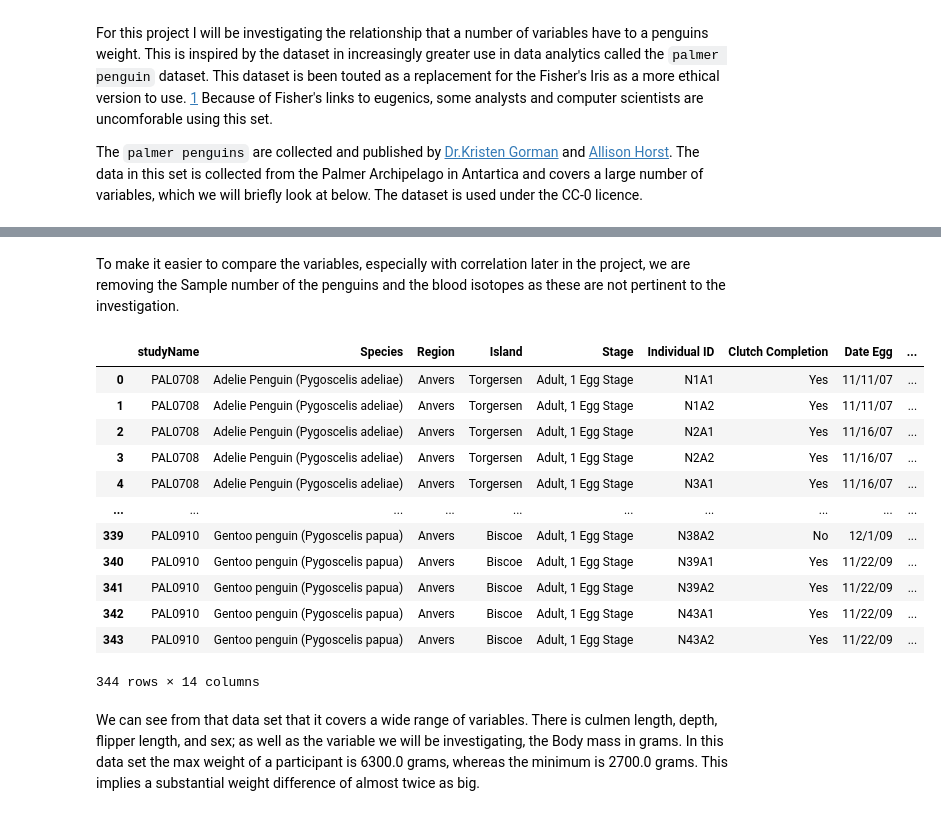
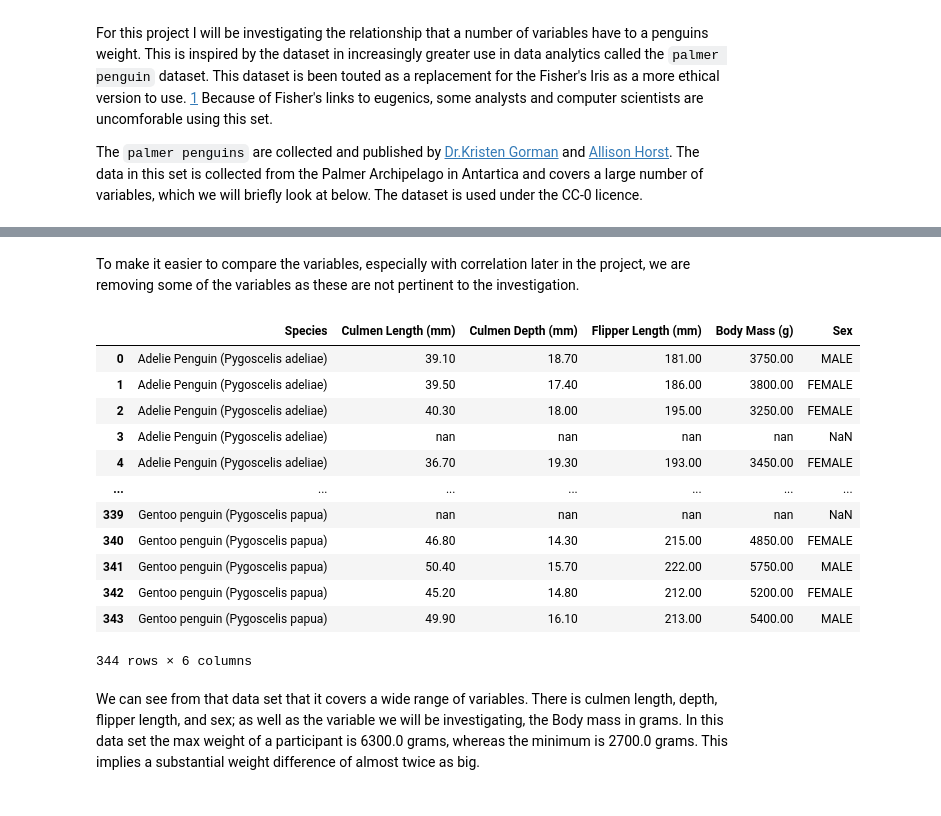
Before and after one commit to kaob1991/Programming-DA-project-1, a Jupyter notebook: Project.ipynb, the cells around one changed output, grey strips where cells are left out. Saved outputs shown, nothing was run; the diff lists cells and outputs as text; code cells hidden in the pictures.

```diff
--- a/Project.ipynb
+++ b/Project.ipynb
@@ -13,7 +12,7 @@ relationships with each other.
 • Detail your research and implement the simulation in a Jupyter notebook – the
 data set itself can simply be displayed in an output cell within the notebook.
 # %%
-#Requisite libraries for analysis
+#Requisite libraries and setings for analysis
 
 import pandas as pd
 
@@ -22,6 +21,9 @@ import numpy as np
 import matplotlib.pyplot as plt
 
 import seaborn as sns
+
+
+pd.set_option('display.float_format', lambda x: '%.2f' % x)
 # %% [markdown]
 # Intro
 
@@ -43,24 +45,24 @@ penguins.head()
 | 3 | PAL0708 | 4 | Adelie Penguin (Pygoscelis adeliae) | Anvers | Torgersen | Adult, 1 Egg Stage | N2A2 | Yes | ... |
 | 4 | PAL0708 | 5 | Adelie Penguin (Pygoscelis adeliae) | Anvers | Torgersen | Adult, 1 Egg Stage | N3A1 | Yes | ... |
 # %% [markdown]
-To make it easier to compare the variables, especially with correlation later in the project, we are removing the Sample number of the penguins and the blood isotopes as these are not pertinent to the investigation.
+To make it easier to compare the variables, especially with correlation later in the project, we are removing some of the variables as these are not pertinent to the investigation.
 # %%
-penguins = penguins.drop(["Sample Number","Delta 15 N (o/oo)", "Delta 13 C (o/oo)"], axis = 1)
+penguins = penguins.drop(["Sample Number","Delta 15 N (o/oo)", "Delta 13 C (o/oo)","studyName","Region","Island","Stage","Individual ID","Clutch Completion","Date Egg","Comments"], axis = 1)
 penguins
 # %% [output]
-|  | studyName | Species | Region | Island | Stage | Individual ID | Clutch Completion | Date Egg | ... |
-| 0 | PAL0708 | Adelie Penguin (Pygoscelis adeliae) | Anvers | Torgersen | Adult, 1 Egg Stage | N1A1 | Yes | 11/11/07 | ... |
-| 1 | PAL0708 | Adelie Penguin (Pygoscelis adeliae) | Anvers | Torgersen | Adult, 1 Egg Stage | N1A2 | Yes | 11/11/07 | ... |
-| 2 | PAL0708 | Adelie Penguin (Pygoscelis adeliae) | Anvers | Torgersen | Adult, 1 Egg Stage | N2A1 | Yes | 11/16/07 | ... |
-| 3 | PAL0708 | Adelie Penguin (Pygoscelis adeliae) | Anvers | Torgersen | Adult, 1 Egg Stage | N2A2 | Yes | 11/16/07 | ... |
-| 4 | PAL0708 | Adelie Penguin (Pygoscelis adeliae) | Anvers | Torgersen | Adult, 1 Egg Stage | N3A1 | Yes | 11/16/07 | ... |
-| ... | ... | ... | ... | ... | ... | ... | ... | ... | ... |
-| 339 | PAL0910 | Gentoo penguin (Pygoscelis papua) | Anvers | Biscoe | Adult, 1 Egg Stage | N38A2 | No | 12/1/09 | ... |
-| 340 | PAL0910 | Gentoo penguin (Pygoscelis papua) | Anvers | Biscoe | Adult, 1 Egg Stage | N39A1 | Yes | 11/22/09 | ... |
-| 341 | PAL0910 | Gentoo penguin (Pygoscelis papua) | Anvers | Biscoe | Adult, 1 Egg Stage | N39A2 | Yes | 11/22/09 | ... |
-| 342 | PAL0910 | Gentoo penguin (Pygoscelis papua) | Anvers | Biscoe | Adult, 1 Egg Stage | N43A1 | Yes | 11/22/09 | ... |
-| 343 | PAL0910 | Gentoo penguin (Pygoscelis papua) | Anvers | Biscoe | Adult, 1 Egg Stage | N43A2 | Yes | 11/22/09 | ... |
+|  | Species | Culmen Length (mm) | Culmen Depth (mm) | Flipper Length (mm) | Body Mass (g) | Sex |
+| 0 | Adelie Penguin (Pygoscelis adeliae) | 39.10 | 18.70 | 181.00 | 3750.00 | MALE |
+| 1 | Adelie Penguin (Pygoscelis adeliae) | 39.50 | 17.40 | 186.00 | 3800.00 | FEMALE |
+| 2 | Adelie Penguin (Pygoscelis adeliae) | 40.30 | 18.00 | 195.00 | 3250.00 | FEMALE |
+| 3 | Adelie Penguin (Pygoscelis adeliae) | nan | nan | nan | nan | NaN |
+| 4 | Adelie Penguin (Pygoscelis adeliae) | 36.70 | 19.30 | 193.00 | 3450.00 | FEMALE |
+| ... | ... | ... | ... | ... | ... | ... |
+| 339 | Gentoo penguin (Pygoscelis papua) | nan | nan | nan | nan | NaN |
+| 340 | Gentoo penguin (Pygoscelis papua) | 46.80 | 14.30 | 215.00 | 4850.00 | FEMALE |
+| 341 | Gentoo penguin (Pygoscelis papua) | 50.40 | 15.70 | 222.00 | 5750.00 | MALE |
+| 342 | Gentoo penguin (Pygoscelis papua) | 45.20 | 14.80 | 212.00 | 5200.00 | FEMALE |
+| 343 | Gentoo penguin (Pygoscelis papua) | 49.90 | 16.10 | 213.00 | 5400.00 | MALE |
-344 rows × 14 columns
+344 rows × 6 columns
 # %% [markdown]
 We can see from that data set that it covers a wide range of variables. There is culmen length, depth, flipper length, and sex; as well as the variable we will be investigating, the Body mass in grams. In this data set the max weight of a participant is 6300.0 grams, whereas the minimum is 2700.0 grams. This implies a substantial weight difference of almost twice as big.
 # %%
```
Also changed, not shown: parts of 13 cells of this notebook.
